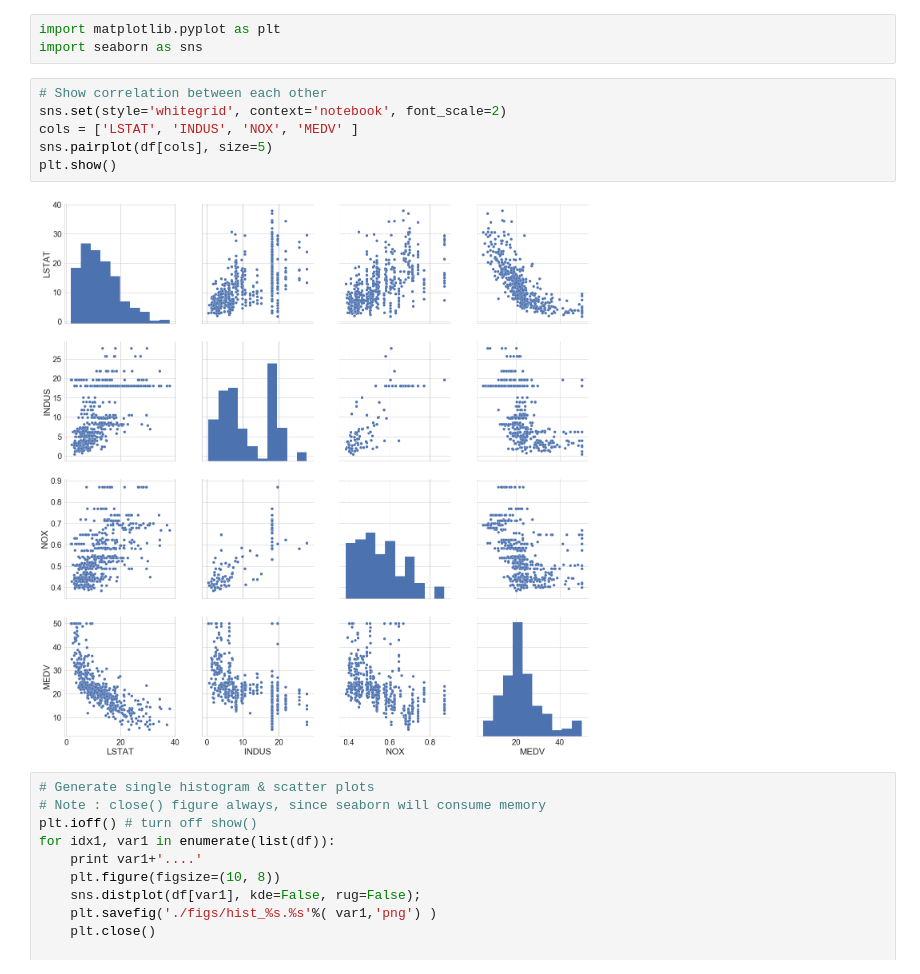
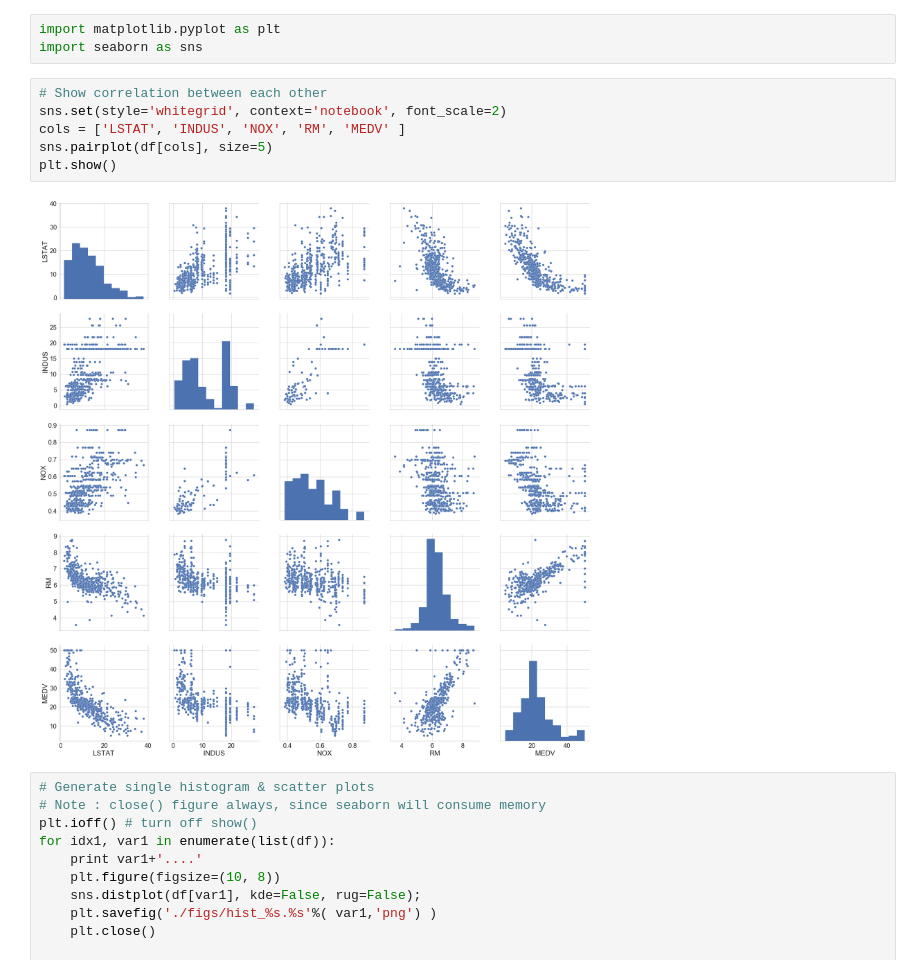
Before and after one commit to juifa-tsai/workbook_MachineLearning, a Jupyter notebook: Python_ML_SR/Chapter_10/example_01_EDA.ipynb, the cells around one changed output. Saved outputs shown, nothing was run; the diff lists cells and outputs as text.

```diff
--- a/Python_ML_SR/Chapter_10/example_01_EDA.ipynb
+++ b/Python_ML_SR/Chapter_10/example_01_EDA.ipynb
@@ -29,11 +45,11 @@ import seaborn as sns
 # %%
 # Show correlation between each other
 sns.set(style='whitegrid', context='notebook', font_scale=2)
-cols = ['LSTAT', 'INDUS', 'NOX', 'MEDV' ]
+cols = ['LSTAT', 'INDUS', 'NOX', 'RM', 'MEDV' ]
 sns.pairplot(df[cols], size=5)
 plt.show()
 # %% [output]
-[figure, old version]
+[figure, new version]
 # %%
 # Generate single histogram & scatter plots
 # Note : close() figure always, since seaborn will consume memory
```
Also changed, not shown: parts of 5 cells of this notebook, 1 other file.
